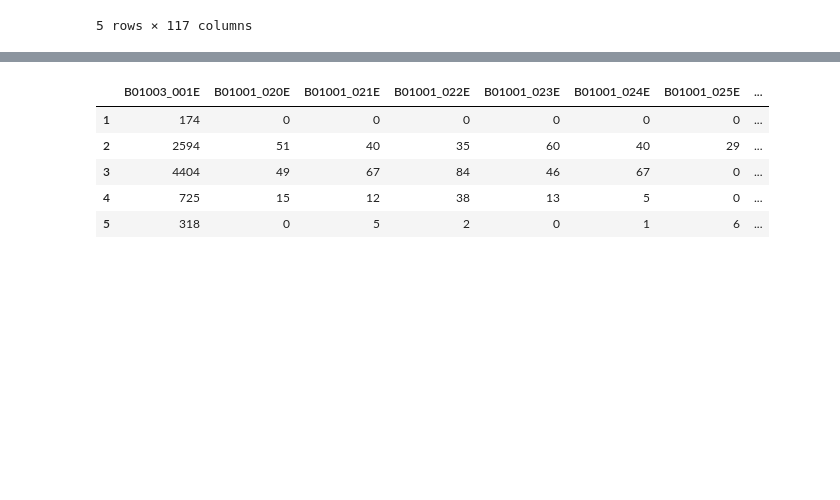
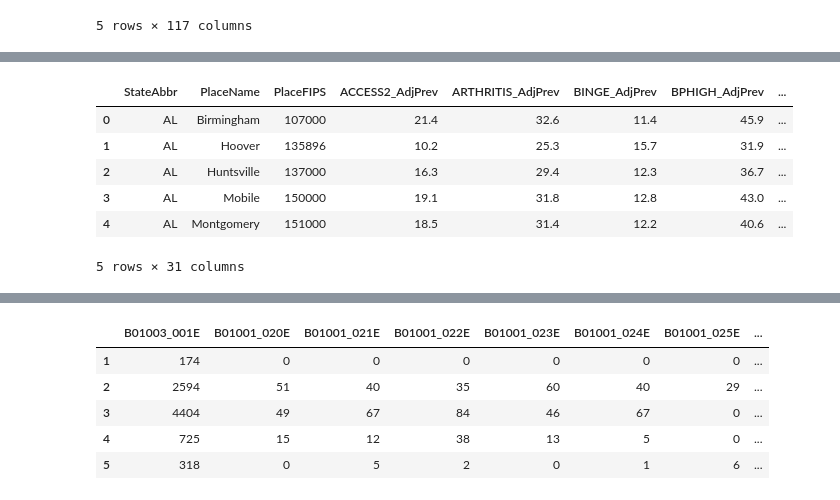
Before and after one commit to ovbondarenko/etl-project, a Jupyter notebook: main.ipynb, the cells around one changed output, grey strips where cells are left out. Saved outputs shown, nothing was run; the diff lists cells and outputs as text; code cells hidden in the pictures; blank space fills up the shorter version.

```diff
--- a/main.ipynb
+++ b/main.ipynb
@@ -40,0 +193,41 @@ city_health_data_df.head()
+# %%
+new_cdc_data_df = cdc_data_df[["StateAbbr",
+"PlaceName",
+"PlaceFIPS",
+"ACCESS2_AdjPrev",
+"ARTHRITIS_AdjPrev",
+"BINGE_AdjPrev",
+"BPHIGH_AdjPrev",
+"BPMED_AdjPrev",
+"CANCER_AdjPrev",
+"CASTHMA_AdjPrev",
+"CHD_AdjPrev",
+"CHECKUP_AdjPrev",
+"CHOLSCREEN_AdjPrev",
+"COLON_SCREEN_AdjPrev",
+"COPD_AdjPrev",
+"COREM_AdjPrev",
+"COREW_AdjPrev",
+"CSMOKING_AdjPrev",
+"DENTAL_AdjPrev",
+"DIABETES_AdjPrev",
+"HIGHCHOL_AdjPrev",
+"KIDNEY_AdjPrev",
+"LPA_AdjPrev",
+"MAMMOUSE_AdjPrev",
+"MHLTH_AdjPrev",
+"OBESITY_AdjPrev",
+"PAPTEST_AdjPrev",
+"PHLTH_AdjPrev",
+"SLEEP_AdjPrev",
+"STROKE_AdjPrev",
+"TEETHLOST_AdjPrev"]].copy()
+new_cdc_data_df.head()
+# %% [output]
+|  | StateAbbr | PlaceName | PlaceFIPS | ACCESS2_AdjPrev | ARTHRITIS_AdjPrev | BINGE_AdjPrev | BPHIGH_AdjPrev | ... |
+| 0 | AL | Birmingham | 107000 | 21.4 | 32.6 | 11.4 | 45.9 | ... |
+| 1 | AL | Hoover | 135896 | 10.2 | 25.3 | 15.7 | 31.9 | ... |
+| 2 | AL | Huntsville | 137000 | 16.3 | 29.4 | 12.3 | 36.7 | ... |
+| 3 | AL | Mobile | 150000 | 19.1 | 31.8 | 12.8 | 43.0 | ... |
+| 4 | AL | Montgomery | 151000 | 18.5 | 31.4 | 12.2 | 40.6 | ... |
+5 rows × 31 columns
```
Also changed, not shown: parts of 14 cells of this notebook, 6 other files.
